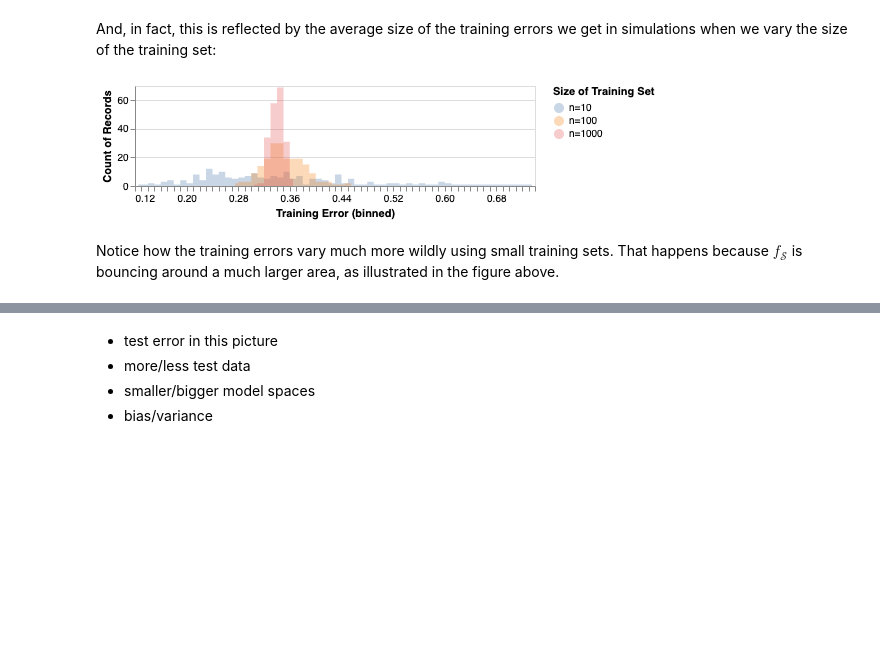
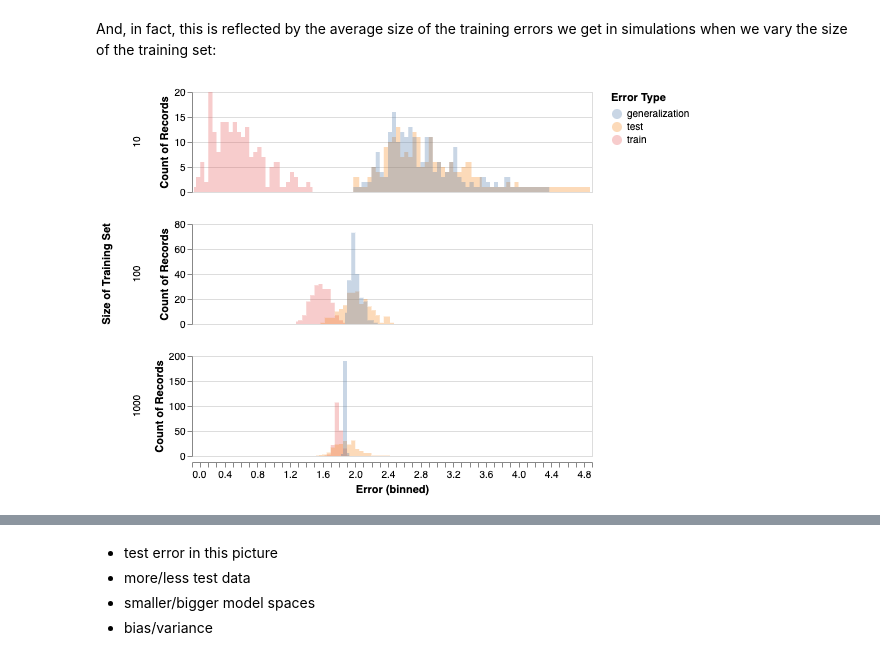
Before and after one commit to alejandroschuler/CSL, a Jupyter notebook: docs/content/model-eval/model-eval.ipynb, the cells around one changed output, grey strips where cells are left out. Drawn from its saved outputs; the diff is of its cells as text; code cells hidden in the pictures; blank space fills up the shorter version.

```diff
--- a/docs/content/model-eval/model-eval.ipynb
+++ b/docs/content/model-eval/model-eval.ipynb
@@ -171,14 +194,13 @@ When an estimator is on average less than the quantitiy it is trying to estimate
 from sklearn.linear_model import LinearRegression
 
 def simulate_model_eval():
-    X,y = data_factory(1000)
+    X,y = data_factory(50)
     model = LinearRegression()
     model.fit(X,y)
 
     ŷ = model.predict(X)
     ê = metric(y,ŷ)
 
-    X_future, y_future = data_factory(1000)
     ŷ_future = model.predict(X_future)
     e = metric(y_future, ŷ_future)
 
@@ -405,12 +361,12 @@ def training_error():
     ŷ_train = model.predict(X_train)
     return metric(y_train, ŷ_train)                # evaluating a moving (random) target against random data
 # %%
-X_train, y_train = data_factory(500)
-model = RandomForestRegressor(n_estimators=50)
+X_train, y_train = data_factory(25)
+model = DecisionTreeRegressor(max_depth=3)
 model.fit(X_train, y_train)                     # model fixed in advance
 
 def test_error():
-    X_test, y_test = data_factory(500)          # randomness across different simulation runs comes from here
+    X_test, y_test = data_factory(25)          # randomness across different simulation runs comes from here
     ŷ_test = model.predict(X_test)
     return metric(y_test, ŷ_test)               # evaluating a fixed target against random data
 # %% [markdown]
@@ -536,22 +500,35 @@ ê_S_10, ê_S_100, ê_S_1000 = zip(*[(training_error(10),
+# %%
+results = [(n_train, n_test, *simulate_model_eval(n_train, n_test))
+           for n_train in (10,100,1000)
+               for n_test in (10, 100, 1000)
+                  for i in range(200)]
+# %%
+results = pd.DataFrame(
+    results,
+    columns=['Size of Training Set', 'Size of Test Set', 'train', 'test', 'generalization']
+).melt(
+    id_vars=['Size of Training Set', 'Size of Test Set'],
+    var_name='Error Type',
+    value_name='Error'
+)
 # %%
-source = pd.DataFrame({
-    'n=10':ê_S_10,
-    'n=100':ê_S_100,
-    'n=1000':ê_S_1000
-})
+alt.data_transformers.disable_max_rows()
 
-alt.Chart(source, height=100).transform_fold(
-    ['n=10','n=100','n=1000'],
-    as_=['Size of Training Set', 'Training Error']
+alt.Chart(
+    results[results['Size of Test Set']==100],
+    height=100,
+    width=400
 ).mark_area(
     opacity=0.3,
     interpolate='step'
 ).encode(
-    alt.X('Training Error:Q', bin=alt.Bin(maxbins=100)),
+    alt.X('Error:Q', bin=alt.Bin(maxbins=100)),
     alt.Y('count()', stack=None),
-    alt.Color('Size of Training Set:N')
+    alt.Color('Error Type:N'),
+    row='Size of Training Set:N'
+#     column='Size of Test Set:N'
+).resolve_scale(
+    y='independent'
 )
 # %% [output]
-[figure, old version]
+[figure, new version]
-# %% [markdown]
-Notice how the training errors vary much more wildly using small training sets. That happens because $f_\mathcal{S}$ is bouncing around a much larger area, as illustrated in the figure above.
```
Also changed, not shown: parts of 41 cells of this notebook, 34 other files.
